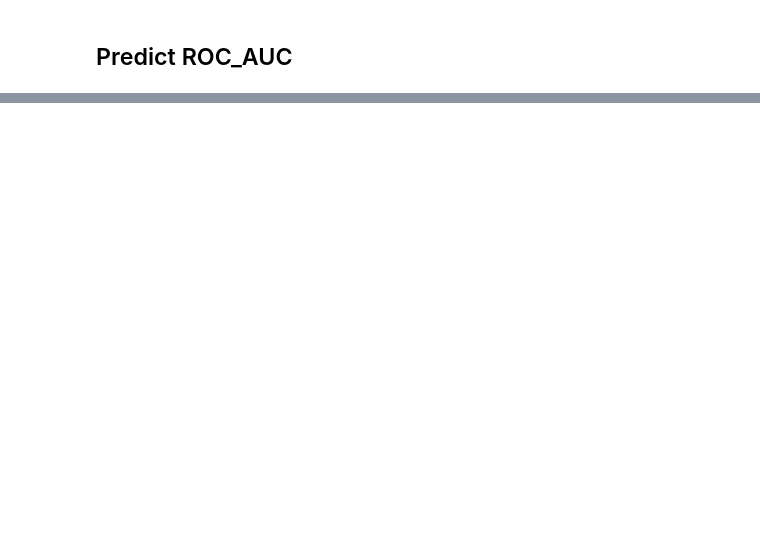
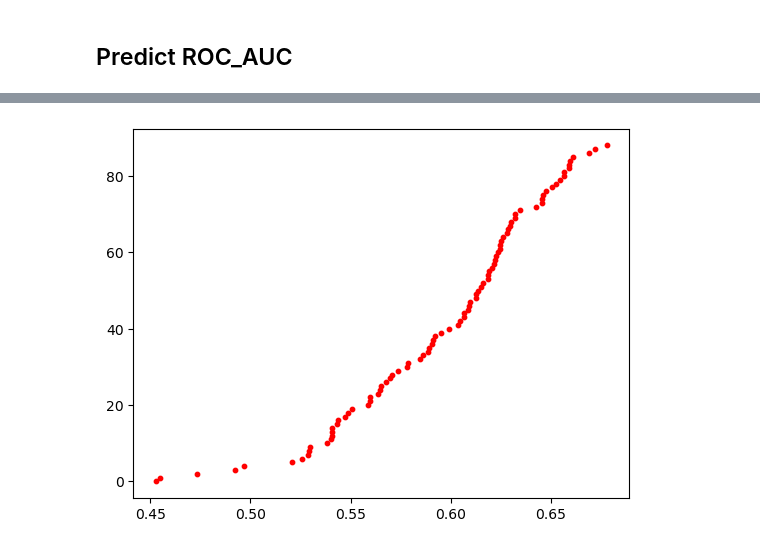
Before and after one commit to TanCY1/SRP-2025-Project, a Jupyter notebook: Code/hyperparameter_tuning.ipynb, the cells around one changed output, grey strips where cells are left out. Cells and saved outputs as stored; diff of their text form; code cells hidden in the pictures; blank space fills up the shorter version.

```diff
--- a/Code/hyperparameter_tuning.ipynb
+++ b/Code/hyperparameter_tuning.ipynb
@@ -338,0 +403,6 @@ Predicted ROC AUC for next 5 trial: 0.7511
+# %%
+plt.scatter(sorted(roc_values), np.arange(len(roc_values)),
+            color='red', label='Stepwise EDF',s=10)
+plt.show()
+# %% [output]
+[figure, added]
```
Also changed, not shown: parts of 13 cells of this notebook, 2 other files.
